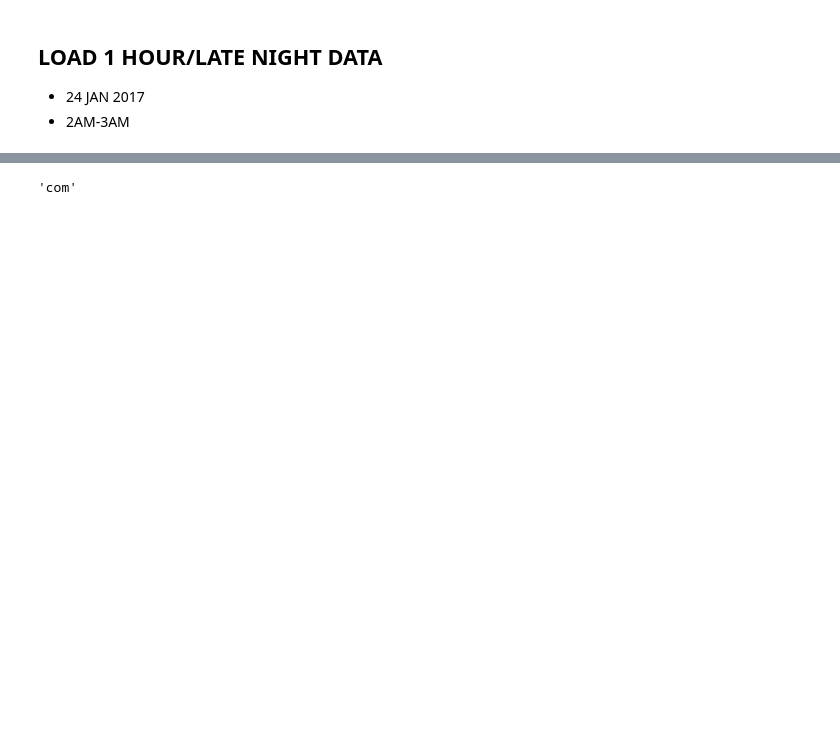
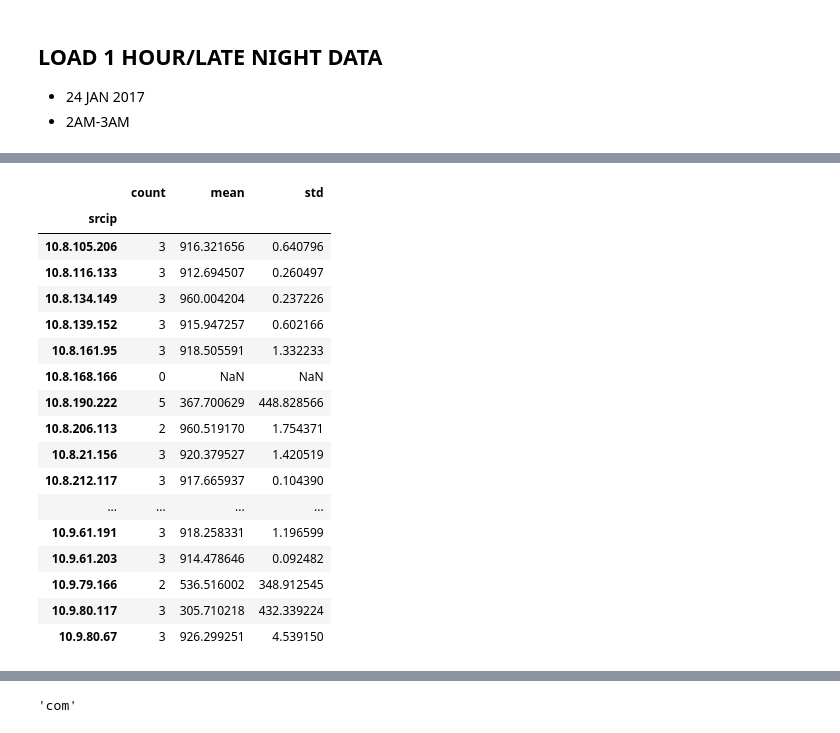
Before and after one commit to shahifaqeer/oit-dns, a Jupyter notebook: OIT-DNS-1hr-night-analysis.ipynb, the cells around one changed output, grey strips where cells are left out. Drawn from its saved outputs; the diff is of its cells as text; code cells hidden in the pictures; blank space fills up the shorter version.

```diff
--- a/OIT-DNS-1hr-night-analysis.ipynb
+++ b/OIT-DNS-1hr-night-analysis.ipynb
@@ -61,0 +363,9 @@ len(df['srcip'].unique())
+# %%
+gp_fitbit = all_fitbit_client_q.groupby('srcip')['time']
+# %%
+def get_time_diff(a):
+    return [t - s for s, t in zip(a, a[1:])]
+# %%
+time_diff_fitbit = gp_fitbit.apply(lambda x: get_time_diff( tuple(x) ))
+print len(time_diff_fitbit)
+time_diff_fitbit
@@ -61,0 +391,32 @@ len(df['srcip'].unique())
+# %%
+describe_dict = defaultdict(list)
+
+for ix, row in time_diff_fitbit.iteritems():
+    describe_dict['srcip'].append(ix)
+    describe_dict['count'].append( len(row) )
+    describe_dict['mean'].append( np.mean(row) )
+    describe_dict['std'].append( np.std(row) )
+    #describe_dict['median'].append( np.median(row) )
+
+fitbit_client_time_stats = pd.DataFrame(describe_dict).set_index('srcip')
+# %%
+fitbit_client_time_stats
+# %% [output]
+|  | count | mean | std |
+| srcip |  |  |  |
+| 10.8.105.206 | 3 | 916.321656 | 0.640796 |
+| 10.8.116.133 | 3 | 912.694507 | 0.260497 |
+| 10.8.134.149 | 3 | 960.004204 | 0.237226 |
+| 10.8.139.152 | 3 | 915.947257 | 0.602166 |
+| 10.8.161.95 | 3 | 918.505591 | 1.332233 |
+| 10.8.168.166 | 0 | NaN | NaN |
+| 10.8.190.222 | 5 | 367.700629 | 448.828566 |
+| 10.8.206.113 | 2 | 960.519170 | 1.754371 |
+| 10.8.21.156 | 3 | 920.379527 | 1.420519 |
+| 10.8.212.117 | 3 | 917.665937 | 0.104390 |
+| ... | ... | ... | ... |
+| 10.9.61.191 | 3 | 918.258331 | 1.196599 |
+| 10.9.61.203 | 3 | 914.478646 | 0.092482 |
+| 10.9.79.166 | 2 | 536.516002 | 348.912545 |
+| 10.9.80.117 | 3 | 305.710218 | 432.339224 |
+| 10.9.80.67 | 3 | 926.299251 | 4.539150 |
```
Also changed, not shown: parts of 49 cells of this notebook.
